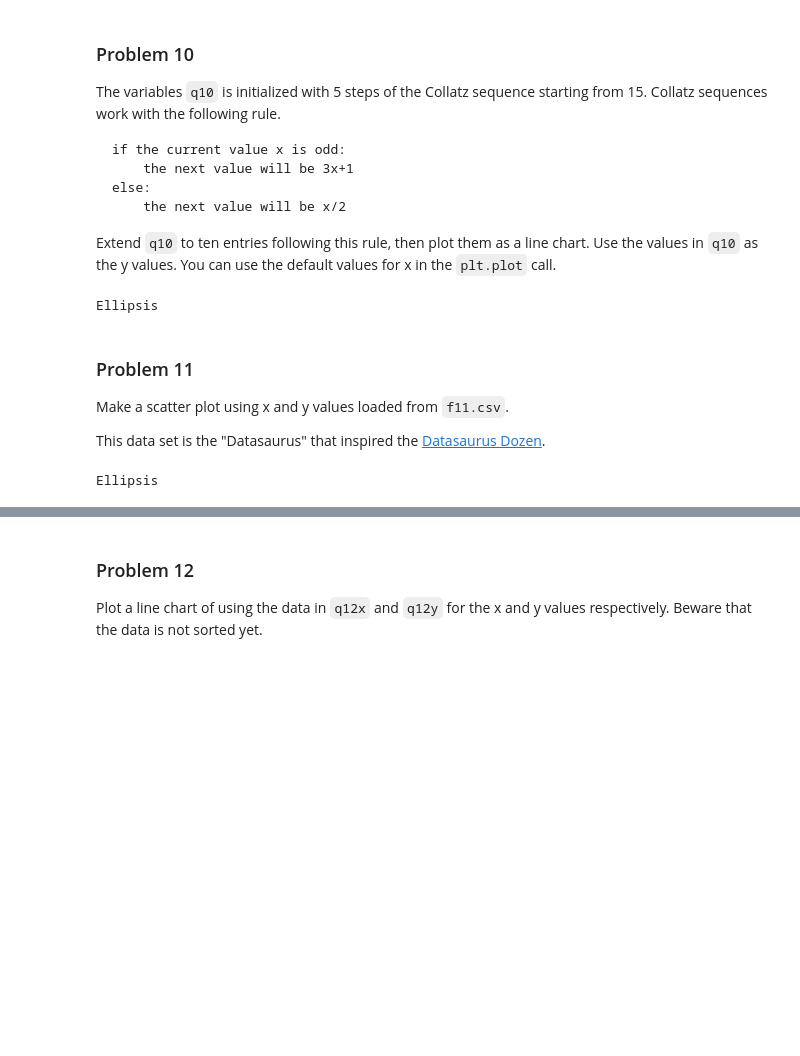
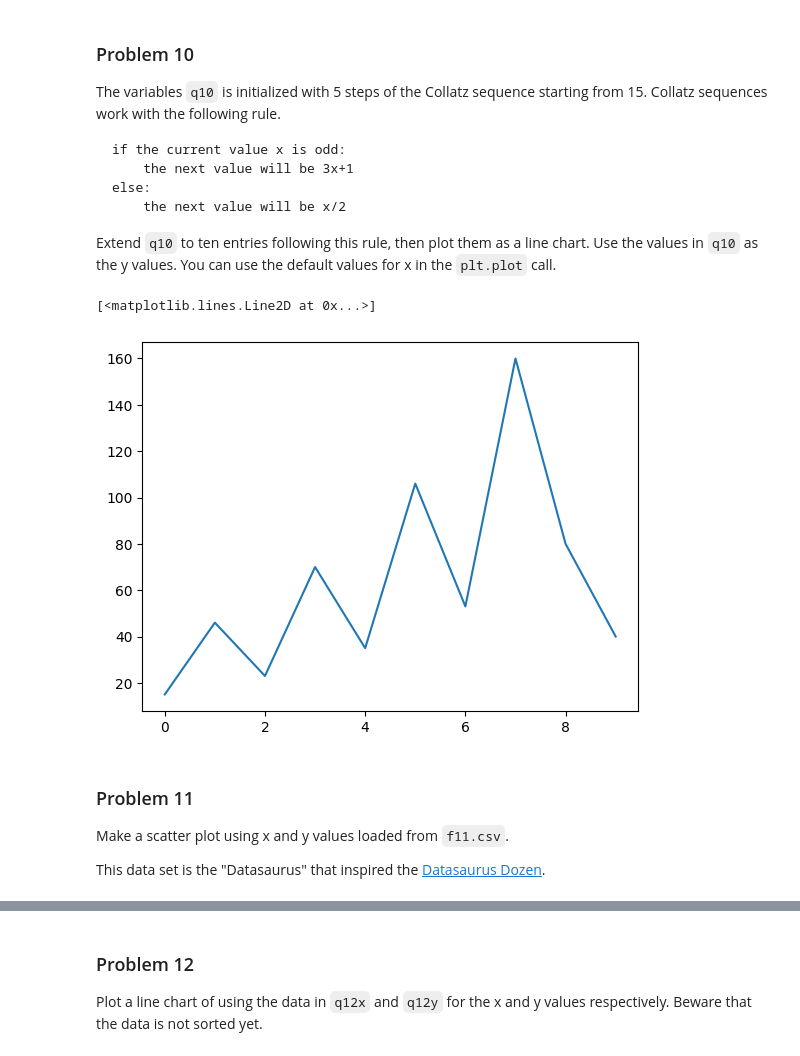
Before and after one commit to AL-Holmes/dx602-homework-05, a Jupyter notebook: homework.ipynb, the cells around one changed output, grey strips where cells are left out. Saved outputs shown, nothing was run; the diff lists cells and outputs as text; code cells hidden in the pictures; blank space fills up the shorter version.

```diff
--- a/homework.ipynb
+++ b/homework.ipynb
@@ -252,21 +266,28 @@ You can use the default values for x in the `plt.plot` call.
 # DO NOT CHANGE
 
 q10 = [15, 46, 23, 70, 35]
-# %%
-# YOUR CHANGES HERE
-
-...
-# %% [output]
-Ellipsis
+# %%
+# YOUR CHANGES HERE
+collatz = []
+x = 35
+while len(collatz) < 5:
+    # collatz.clear()
+
+    if x%2==0:
+        x /= 2
+        collatz.append(x)
+    else:
+        x = 3*x +1
+        collatz.append(x)
+
+y_plot = q10+collatz
+plt.plot(y_plot)
+# %% [output]
+[<matplotlib.lines.Line2D at 0x...>]
+[figure, added]
 # %% [markdown]
 ### Problem 11
 
 Make a scatter plot using x and y values loaded from `f11.csv`.
 
 This data set is the "Datasaurus" that inspired the [Datasaurus Dozen](https://www.research.autodesk.com/publications/same-stats-different-graphs/).
-# %%
-# YOUR CHANGES HERE
-
-...
-# %% [output]
-Ellipsis
```
Also changed, not shown: parts of 6 cells of this notebook.
